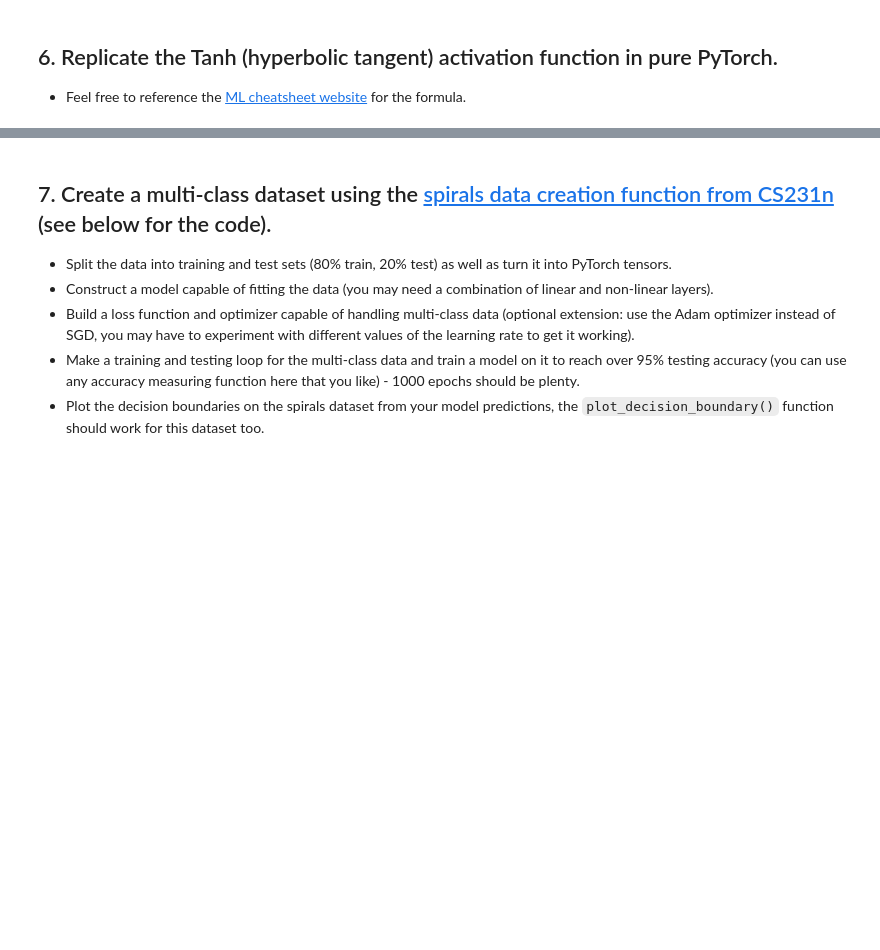
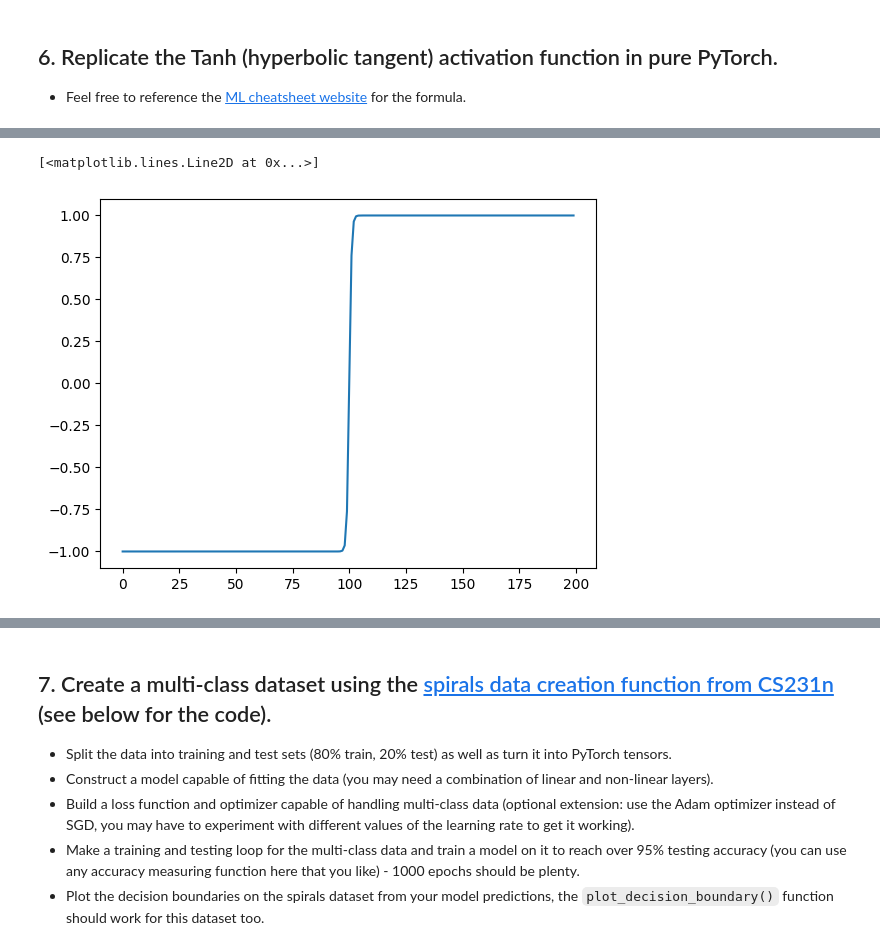
Before and after one commit to Moonshallow5/pytorch-tutorial, a Jupyter notebook: 02_pytorch_classification_exercises.ipynb, the cells around one changed output, grey strips where cells are left out. Saved outputs shown, nothing was run; the diff lists cells and outputs as text; code cells hidden in the pictures; blank space fills up the shorter version.

```diff
--- a/02_pytorch_classification_exercises.ipynb
+++ b/02_pytorch_classification_exercises.ipynb
@@ -272,2 +316,6 @@ def plot_decision_boundary(model, X, y):
 # %%
 # Test torch.tanh() on the tensor and plot it
+plt.plot(torch.tanh(tensor_A))
+# %% [output]
+[<matplotlib.lines.Line2D at 0x...>]
+[figure, added]
```
Also changed, not shown: parts of 23 cells of this notebook.
